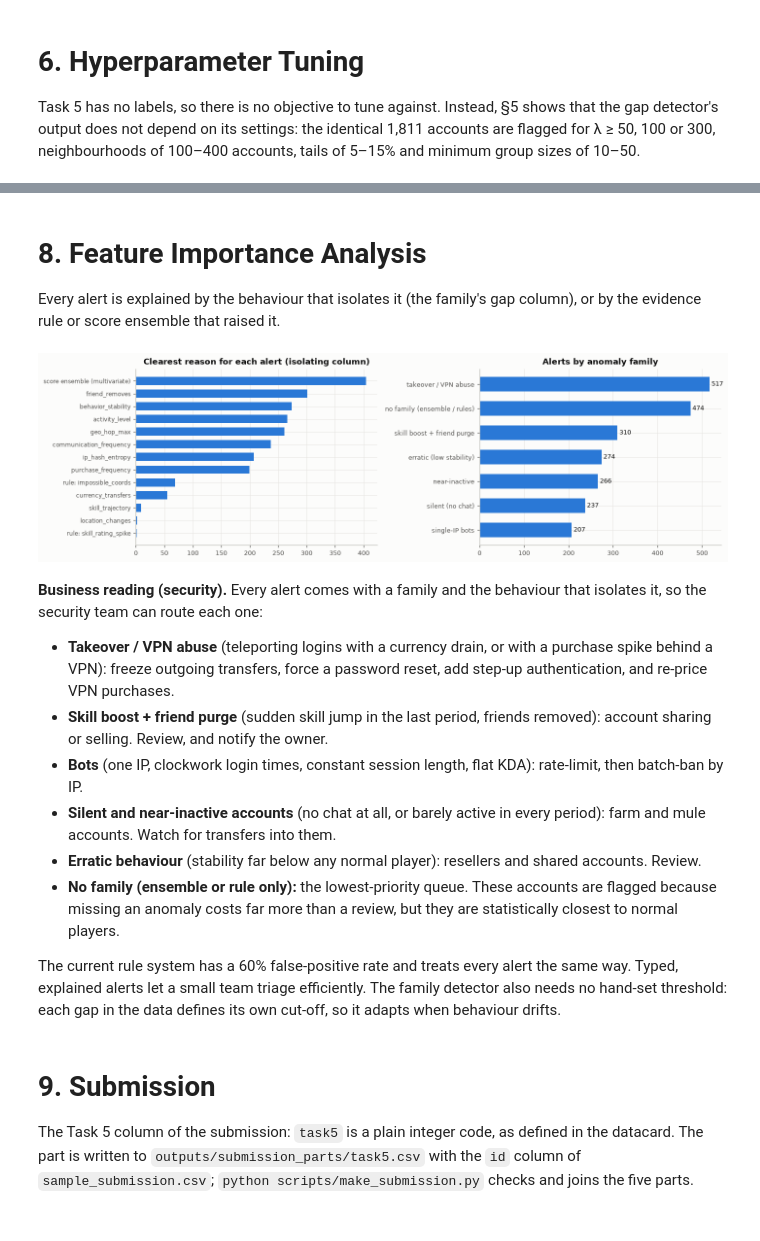
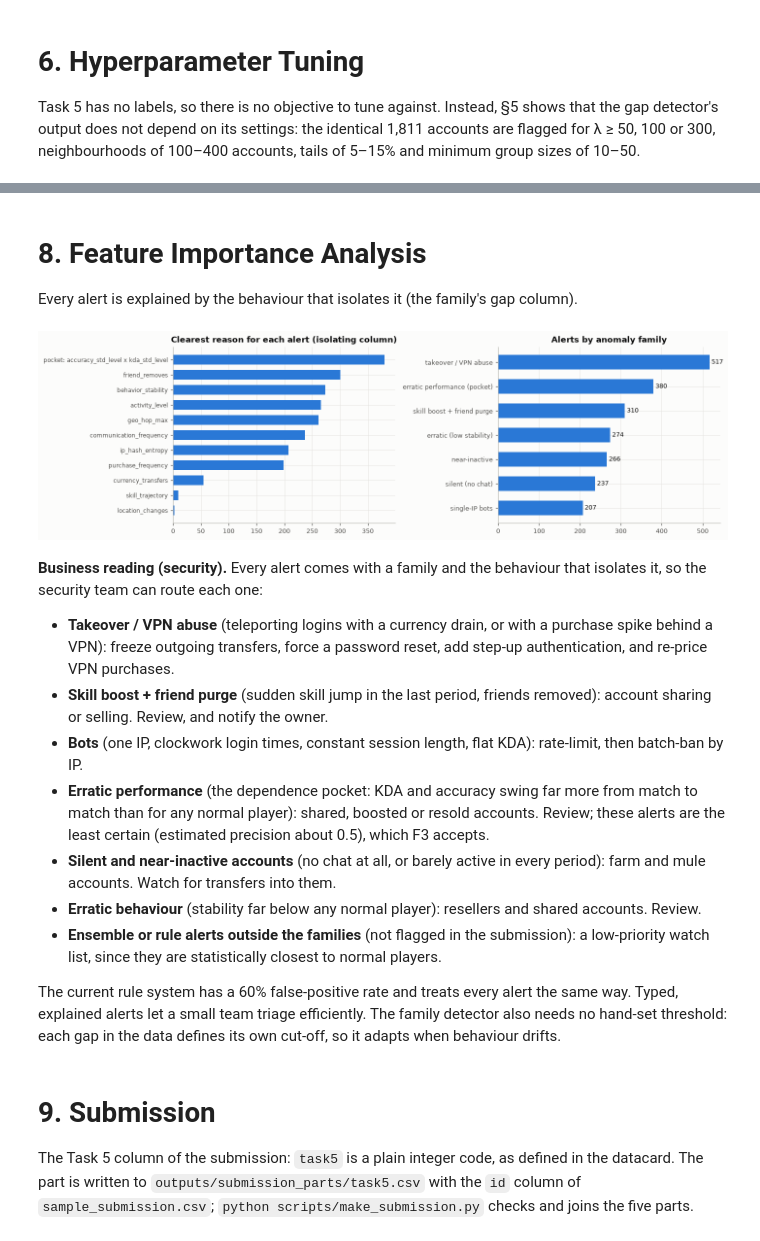
Before and after one commit to Menelaus122/cpe342-kaggle-ML007, a Jupyter notebook: task5/task5.ipynb, the cells around one changed output, grey strips where cells are left out. Drawn from its saved outputs; the diff is of its cells as text; code cells hidden in the pictures.

```diff
--- a/task5/task5.ipynb
+++ b/task5/task5.ipynb
@@ -406,37 +435,43 @@ FINAL Task 5 flags: 2,285 = 8.83% of accounts (families 1,811 + 474 from the sco
 <a id="8"></a>
 # 8. Feature Importance Analysis
 
-Every alert is explained by the behaviour that isolates it (the family's gap column), or by the evidence rule or score ensemble that raised it.
+Every alert is explained by the behaviour that isolates it (the family's gap column).
 # %%
 flagged = np.where(pred5 == 1)[0]
 # reason = the column that isolates the account most clearly (largest expected-in-gap among its clusters)
 order = gc_table.group.tolist()
 G = gc_masks[order].values[flagged]
 R5 = rules5.values[flagged]
 reason = pd.Series([gc_table.column[int(np.argmax(g))] if g.any() else
-                    (f"rule: {rules5.columns[int(np.argmax(r))]}" if r.any() else "score ensemble (multivariate)")
-                    for g, r in zip(G, R5)]).str.replace(r"_[1-4]$", "", regex=True)
+                    ("pocket: " + " x ".join(pocket_feats5) if pocket5[i] else
+                     f"rule: {rules5.columns[int(np.argmax(r))]}" if r.any() else "score ensemble (multivariate)")
+                    for i, g, r in zip(flagged, G, R5)]).str.replace(r"_[1-4]$", "", regex=True)
 drv = reason.value_counts().head(14).sort_values()
-fam_counts = pd.Series({**{k: int((m & (pred5 == 1)).sum()) for k, m in fam_mask.items()},
-                        "no family (ensemble / rules)": int((flag5 & ~gap5).sum())}).sort_values()
+fam_counts = pd.Series({k: int((m & (pred5 == 1)).sum()) for k, m in fam_mask.items()})
+if pocket5.any():
+    fam_counts["erratic performance (pocket)"] = int(pocket5.sum())
+if (flag5 & ~gap5 & ~pocket5).any():
+    fam_counts["no family (ensemble / rules)"] = int((flag5 & ~gap5 & ~pocket5).sum())
+fam_counts = fam_counts.sort_values()
 fig, axes = plt.subplots(1, 2, figsize=(13, 4))
 axes[0].barh(drv.index, drv.values, color=CAT[0], height=0.65); axes[0].set_title("Clearest reason for each alert (isolating column)")
 axes[0].tick_params(axis="y", labelsize=8)
 axes[1].barh(fam_counts.index, fam_counts.values, color=CAT[0], height=0.6)
 for i, v in enumerate(fam_counts.values):
     axes[1].text(v, i, f" {v}", va="center", fontsize=8.5)
 axes[1].set_title("Alerts by anomaly family"); axes[1].tick_params(axis="y", labelsize=8.5)
 plt.tight_layout(); savefig(fig, "t5_drivers"); plt.show()
 # %% [output]
-[figure, old version]
+[figure, new version]
 # %% [markdown]
 **Business reading (security).** Every alert comes with a family and the behaviour that isolates it, so the security team can route each one:
 * **Takeover / VPN abuse** (teleporting logins with a currency drain, or with a purchase spike behind a VPN): freeze outgoing transfers, force a password reset, add step-up authentication, and re-price VPN purchases.
 * **Skill boost + friend purge** (sudden skill jump in the last period, friends removed): account sharing or selling. Review, and notify the owner.
 * **Bots** (one IP, clockwork login times, constant session length, flat KDA): rate-limit, then batch-ban by IP.
+* **Erratic performance** (the dependence pocket: KDA and accuracy swing far more from match to match than for any normal player): shared, boosted or resold accounts. Review; these alerts are the least certain (estimated precision about 0.5), which F3 accepts.
 * **Silent and near-inactive accounts** (no chat at all, or barely active in every period): farm and mule accounts. Watch for transfers into them.
 * **Erratic behaviour** (stability far below any normal player): resellers and shared accounts. Review.
-* **No family (ensemble or rule only):** the lowest-priority queue. These accounts are flagged because missing an anomaly costs far more than a review, but they are statistically closest to normal players.
+* **Ensemble or rule alerts outside the families** (not flagged in the submission): a low-priority watch list, since they are statistically closest to normal players.
 
 The current rule system has a 60% false-positive rate and treats every alert the same way. Typed, explained alerts let a small team triage efficiently. The family detector also needs no hand-set threshold: each gap in the data defines its own cut-off, so it adapts when behaviour drifts.
 # %% [markdown]
```
Also changed, not shown: parts of 8 cells of this notebook, 51 other files.
